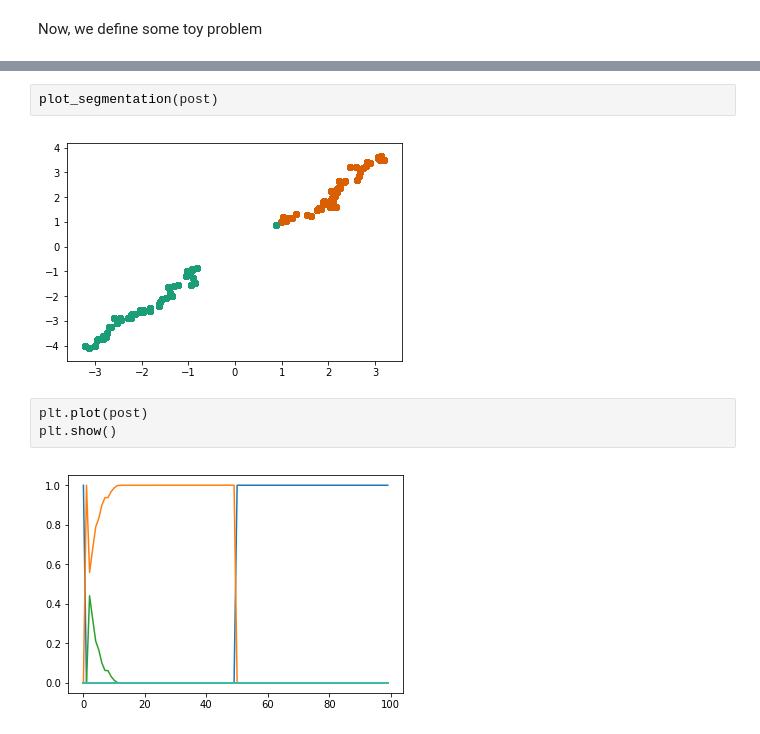
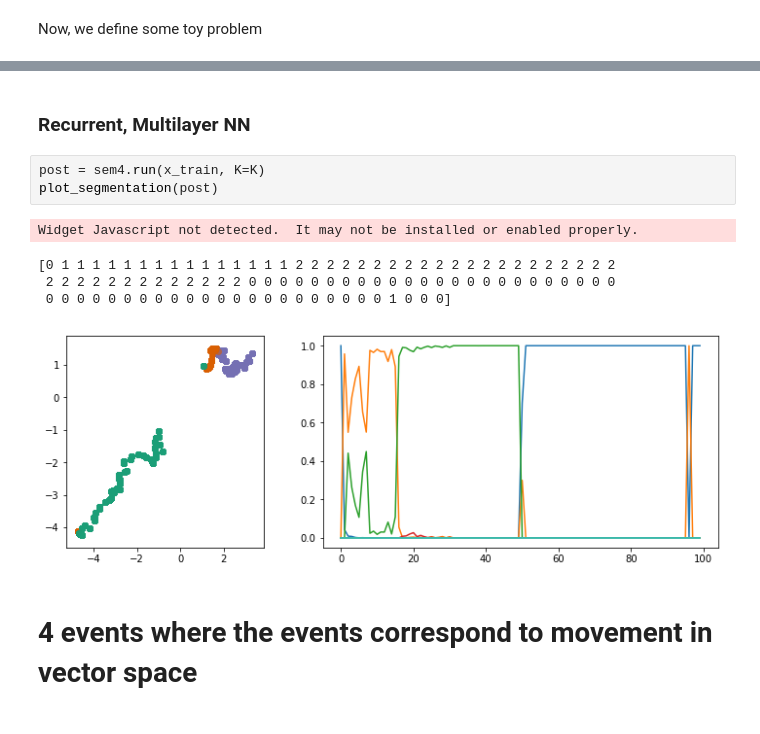
Before and after one commit to nicktfranklin/SEM_paper_simulations, a Jupyter notebook: Segmentation Demo -- Keras tests.ipynb, the cells around one changed output, grey strips where cells are left out. Cells and saved outputs as stored; diff of their text form.

```diff
--- a/Segmentation Demo -- Keras tests.ipynb
+++ b/Segmentation Demo -- Keras tests.ipynb
@@ -303,12 +281,16 @@ array([0, 1, 1, 1, 1, 1, 1, 1, 1, 1, 1, 1, 1, 1, 1, 1, 1, 1, 1, 1, 1, 1, 1,
-# %%
-plot_segmentation(post)
-# %% [output]
-[figure, removed]
-# %%
-plt.plot(post)
-plt.show()
-# %% [output]
-[figure, removed]
+# %% [markdown]
+### Recurrent, Multilayer NN
+# %%
+post = sem4.run(x_train, K=K)
+plot_segmentation(post)
+# %% [output]
+Widget Javascript not detected.  It may not be installed or enabled properly.
+[0 1 1 1 1 1 1 1 1 1 1 1 1 1 1 1 2 2 2 2 2 2 2 2 2 2 2 2 2 2 2 2 2 2 2 2 2
+ 2 2 2 2 2 2 2 2 2 2 2 2 2 0 0 0 0 0 0 0 0 0 0 0 0 0 0 0 0 0 0 0 0 0 0 0 0
+ 0 0 0 0 0 0 0 0 0 0 0 0 0 0 0 0 0 0 0 0 0 0 1 0 0 0]
+[figure, added]
+# %% [markdown]
+# 4 events where the events correspond to movement in vector space
 # %%
 def build_alternating_moving_events(N, beta=0.01):
     pi = np.array([0.4, 0.6])
```
Also changed, not shown: parts of 83 cells of this notebook.
